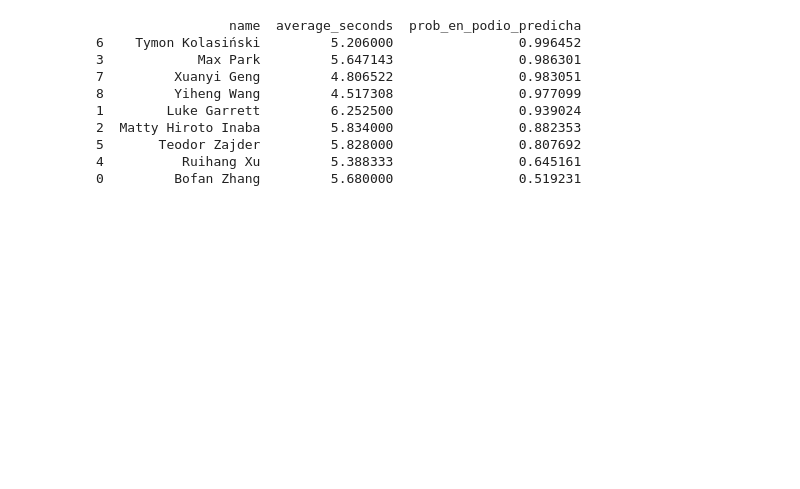
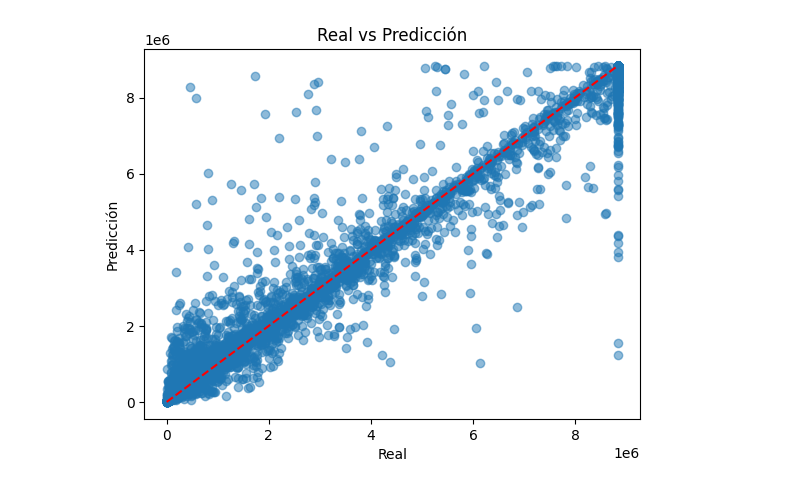
Before and after one commit to rodrigo-g08/FDS-2025-1-259, a Jupyter notebook: regression.ipynb, the cells around one changed output. Cells and saved outputs as stored; diff of their text form; code cells hidden in the pictures; blank space fills up the shorter version.

```diff
--- a/regression.ipynb
+++ b/regression.ipynb
@@ -65,24 +121,9 @@ r2_score(y_pred, y_test)
 # %%
-# Agregar columna ranking_wca
-#new_data['ranking_wca'] = new_data['name'].map(ranking_wca)
-new_data['pos'] = [10, 8, 6, 11, 5, 6, 4, 2, 1]  # ejemplo
-# Codificar nombres igual que en el entrenamiento
-#new_data['name'] = label_encoder.transform(new_data['name'])
-
-# === 8. Predecir probabilidad de podio ===
-X_new = X_new = new_data[['average_seconds', 'name', 'pos']]
-new_data['prob_en_podio_predicha'] = rfr.predict(X_new)
-new_data['name'] = decoded = label_encoder.inverse_transform(new_data['name'])
-# Mostrar resultados
-print(new_data[['name', 'average_seconds', 'prob_en_podio_predicha']].sort_values('prob_en_podio_predicha', ascending=False))
+plt.scatter(y_test, y_pred, alpha=0.5)
+plt.xlabel("Real")
+plt.ylabel("Predicción")
+plt.title("Real vs Predicción")
+plt.plot([y_test.min(), y_test.max()], [y_test.min(), y_test.max()], 'r--')
+plt.show()
 # %% [output]
-                 name  average_seconds  prob_en_podio_predicha
-6    Tymon Kolasiński         5.206000                0.996452
-3            Max Park         5.647143                0.986301
-7         Xuanyi Geng         4.806522                0.983051
-8         Yiheng Wang         4.517308                0.977099
-1        Luke Garrett         6.252500                0.939024
-2  Matty Hiroto Inaba         5.834000                0.882353
-5       Teodor Zajder         5.828000                0.807692
-4          Ruihang Xu         5.388333                0.645161
-0         Bofan Zhang         5.680000                0.519231
+[figure, added]
```
Also changed, not shown: parts of 14 cells of this notebook, 4 other files.
